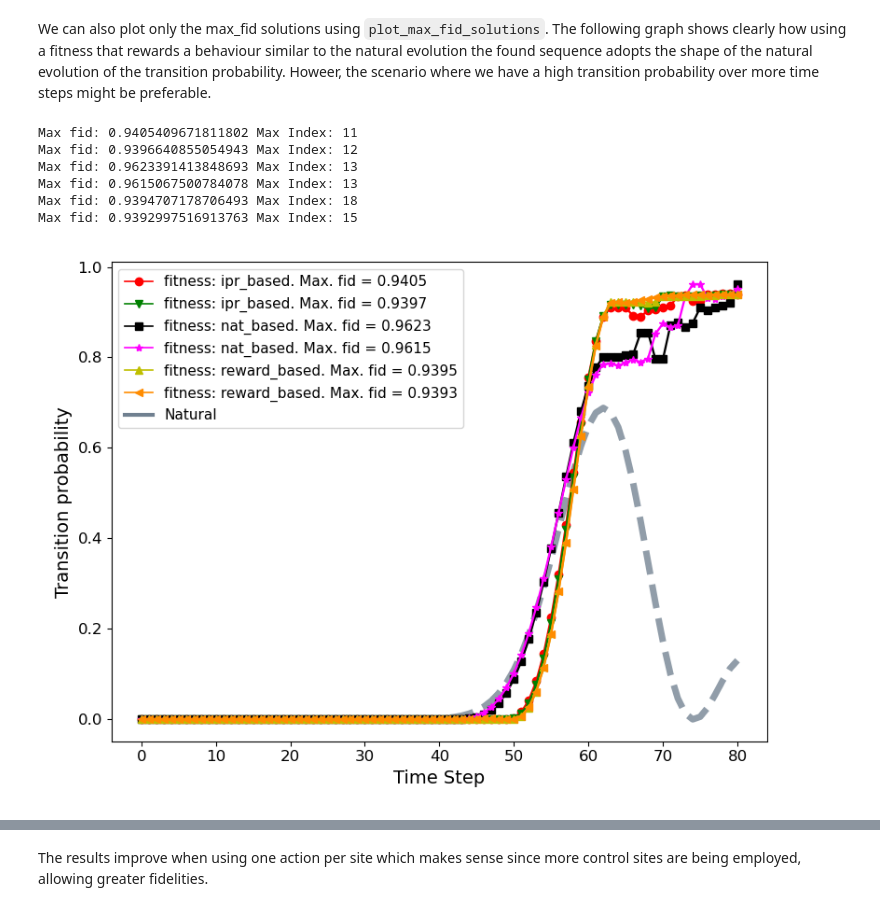
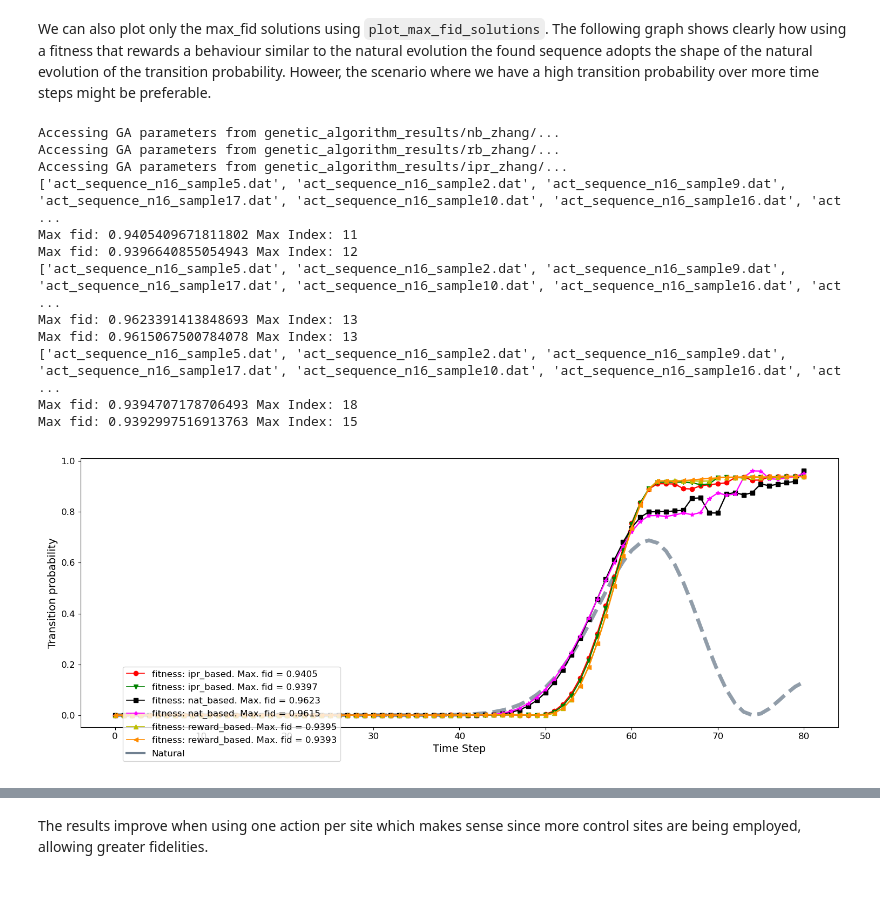
Before and after one commit to sofips/dynamic_control_for_QST, a Jupyter notebook: results_summary.ipynb, the cells around one changed output, grey strips where cells are left out. Cells and saved outputs as stored; diff of their text form; code cells hidden in the pictures.

Commit message:
trying optuna sequences

```diff
--- a/results_summary.ipynb
+++ b/results_summary.ipynb
@@ -157,14 +183,20 @@ plot_ga_solutions([nb_oaps,rb_oaps, ipr_oaps],n,add_natural=True,fs=16)
 # %% [markdown]
 We can also plot only the max_fid solutions using `plot_max_fid_solutions`. The following graph shows clearly how using a fitness that rewards a behaviour similar to the natural evolution the found sequence adopts the shape of the natural evolution of the transition probability. Howeer, the scenario where we have a high transition probability over more time steps might be preferable.
 # %%
-plt.figure(figsize=(8, 6))
+plt.figure(figsize=(15, 6))
 plot_max_fid_solutions([nb_zhang,rb_zhang,ipr_zhang],16,add_natural=True,fs=14,nsamples=2)
 # %% [output]
+Accessing GA parameters from genetic_algorithm_results/nb_zhang/...
+Accessing GA parameters from genetic_algorithm_results/rb_zhang/...
+Accessing GA parameters from genetic_algorithm_results/ipr_zhang/...
+['act_sequence_n16_sample5.dat', 'act_sequence_n16_sample2.dat', 'act_sequence_n16_sample9.dat', 'act_sequence_n16_sample17.dat', 'act_sequence_n16_sample10.dat', 'act_sequence_n16_sample16.dat', 'act ...
 Max fid: 0.9405409671811802 Max Index: 11
 Max fid: 0.9396640855054943 Max Index: 12
+['act_sequence_n16_sample5.dat', 'act_sequence_n16_sample2.dat', 'act_sequence_n16_sample9.dat', 'act_sequence_n16_sample17.dat', 'act_sequence_n16_sample10.dat', 'act_sequence_n16_sample16.dat', 'act ...
 Max fid: 0.9623391413848693 Max Index: 13
 Max fid: 0.9615067500784078 Max Index: 13
+['act_sequence_n16_sample5.dat', 'act_sequence_n16_sample2.dat', 'act_sequence_n16_sample9.dat', 'act_sequence_n16_sample17.dat', 'act_sequence_n16_sample10.dat', 'act_sequence_n16_sample16.dat', 'act ...
 Max fid: 0.9394707178706493 Max Index: 18
 Max fid: 0.9392997516913763 Max Index: 15
-[figure, old version]
+[figure, new version]
 # %%
```
Also changed, not shown: parts of 17 cells of this notebook.
